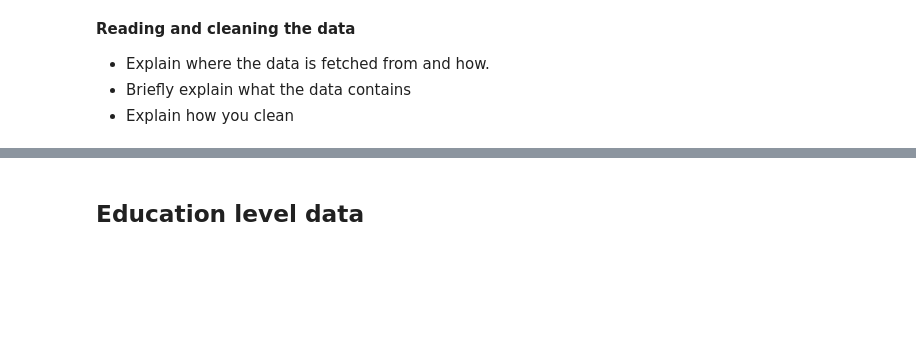
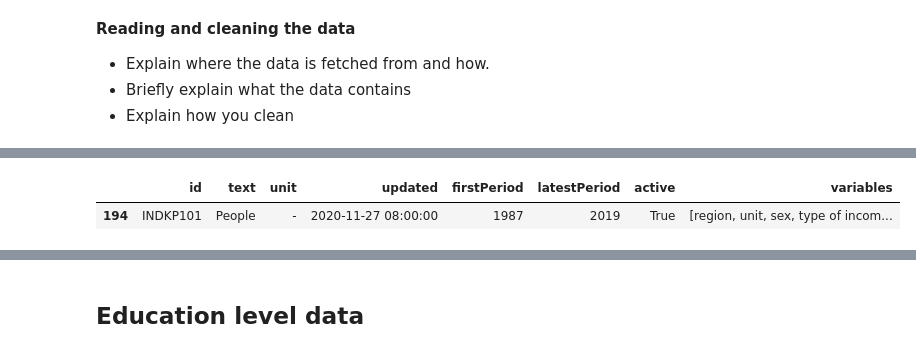
Before and after one commit to AskerNC/projects-2021-sstl, a Jupyter notebook: dataproject/dataproject.ipynb, the cells around one changed output, grey strips where cells are left out. Cells and saved outputs as stored; diff of their text form; code cells hidden in the pictures; blank space fills up the shorter version.

```diff
--- a/dataproject/dataproject.ipynb
+++ b/dataproject/dataproject.ipynb
@@ -117,0 +137,7 @@ school_final.tail()
+# %%
+tables = Dst.get_tables(subjects=['04'])
+tables
+tables[tables.id == 'INDKP101']
+# %% [output]
+|  | id | text | unit | updated | firstPeriod | latestPeriod | active | variables |
+| 194 | INDKP101 | People | - | 2020-11-27 08:00:00 | 1987 | 2019 | True | [region, unit, sex, type of incom... |
```
Also changed, not shown: parts of 9 cells of this notebook.
